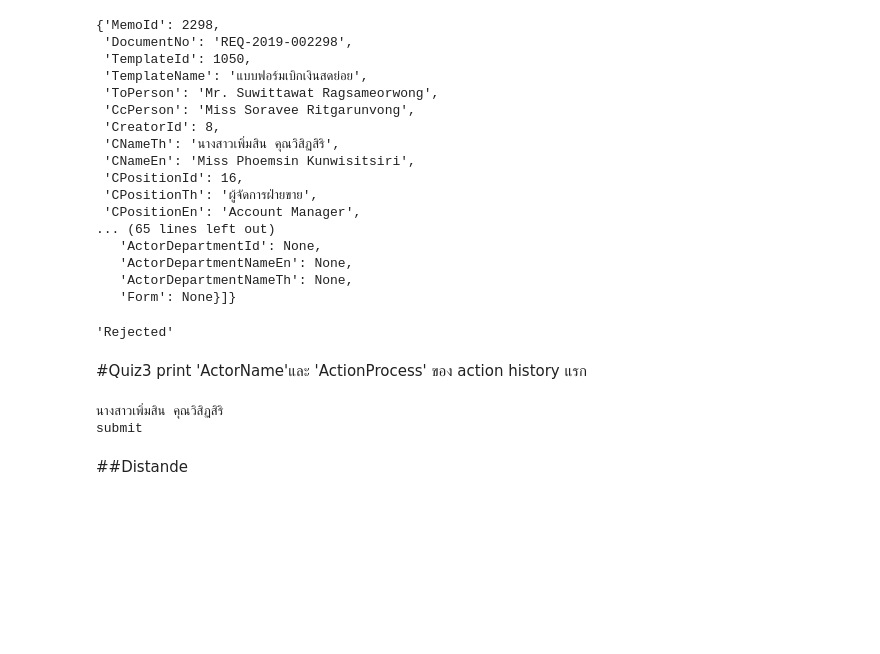
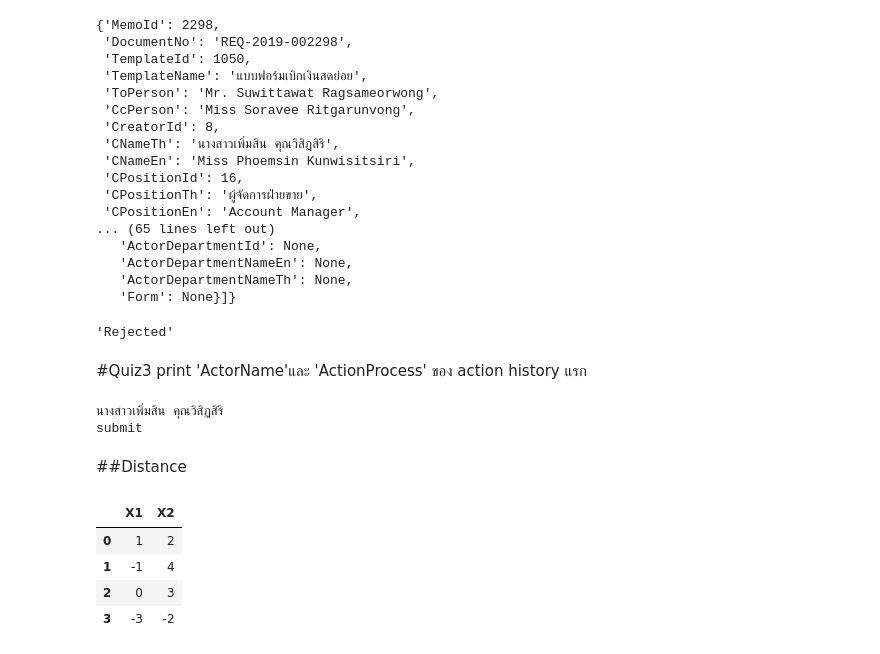
Before and after one commit to Natkitta252603/bsc_dpdm24, a Jupyter notebook: Chapter2_Understanding_Data.ipynb, the cells around one changed output. Saved outputs shown, nothing was run; the diff lists cells and outputs as text; code cells hidden in the pictures; blank space fills up the shorter version.

```diff
--- a/Chapter2_Understanding_Data.ipynb
+++ b/Chapter2_Understanding_Data.ipynb
@@ -276,4 +276,15 @@ print(json_2298['ActionHistory'][0]['ActionProcess'])
 นางสาวเพิ่มสิน คุณวิสิฏสิริ
 submit
 # %% [markdown]
-##Distande
+##Distance
+# %%
+import pandas as pd
+data = [[1, 2], [-1, 4], [0, 3], [-3, -2]]
+df = pd.DataFrame(data,columns=['X1','X2'])
+df
+# %% [output]
+|  | X1 | X2 |
+| 0 | 1 | 2 |
+| 1 | -1 | 4 |
+| 2 | 0 | 3 |
+| 3 | -3 | -2 |
```
Also changed, not shown: parts of 5 cells of this notebook.
